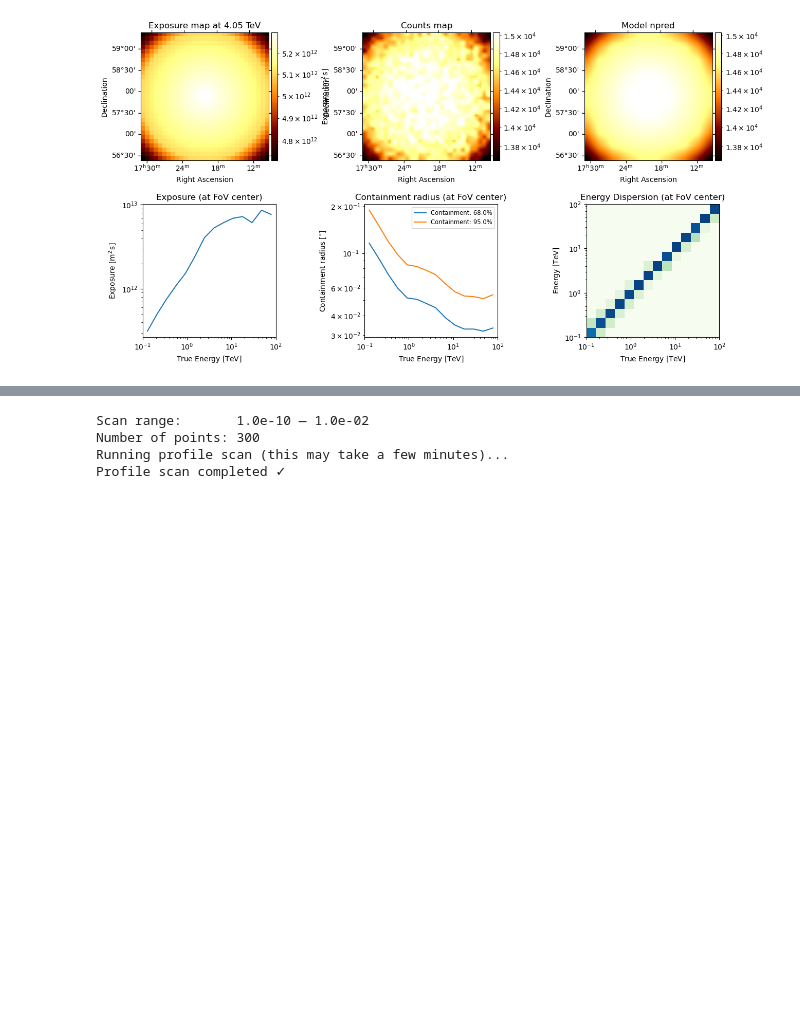
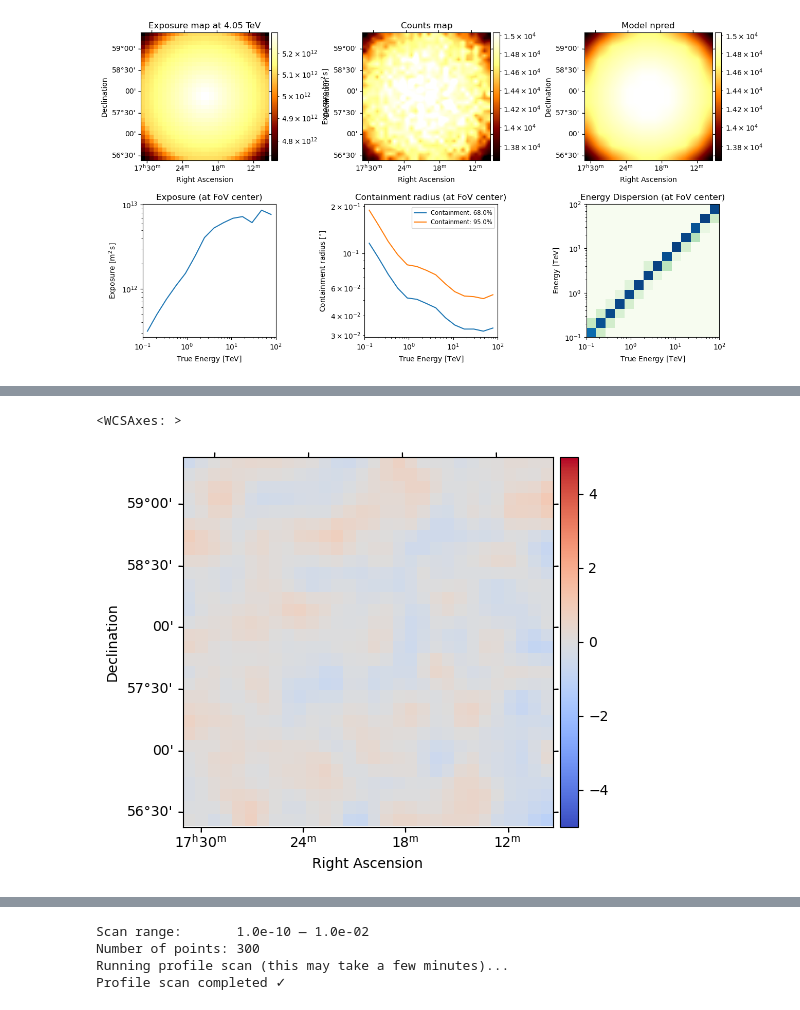
Before and after one commit to alexcervino/Dark-Matter-Tutorials-Gammapy, a Jupyter notebook: tutorial_complete_analysis.ipynb, the cells around one changed output, grey strips where cells are left out. Drawn from its saved outputs; the diff is of its cells as text; code cells hidden in the pictures; blank space fills up the shorter version.

```diff
--- a/tutorial_complete_analysis.ipynb
+++ b/tutorial_complete_analysis.ipynb
@@ -460,0 +464,14 @@ dataset_mc.peek()
+# %%
+# Spatial residuals map
+dataset_mc.plot_residuals_spatial(
+    method="diff/sqrt(model)",
+    smooth_kernel="gauss",
+    smooth_radius=0.1 * u.deg,
+    cmap="coolwarm",
+    vmin=-5,
+    vmax=5,
+    add_cbar=True,
+)
+# %% [output]
+<WCSAxes: >
+[figure, added]
```
Also changed, not shown: parts of 21 cells of this notebook, 5 other files.
